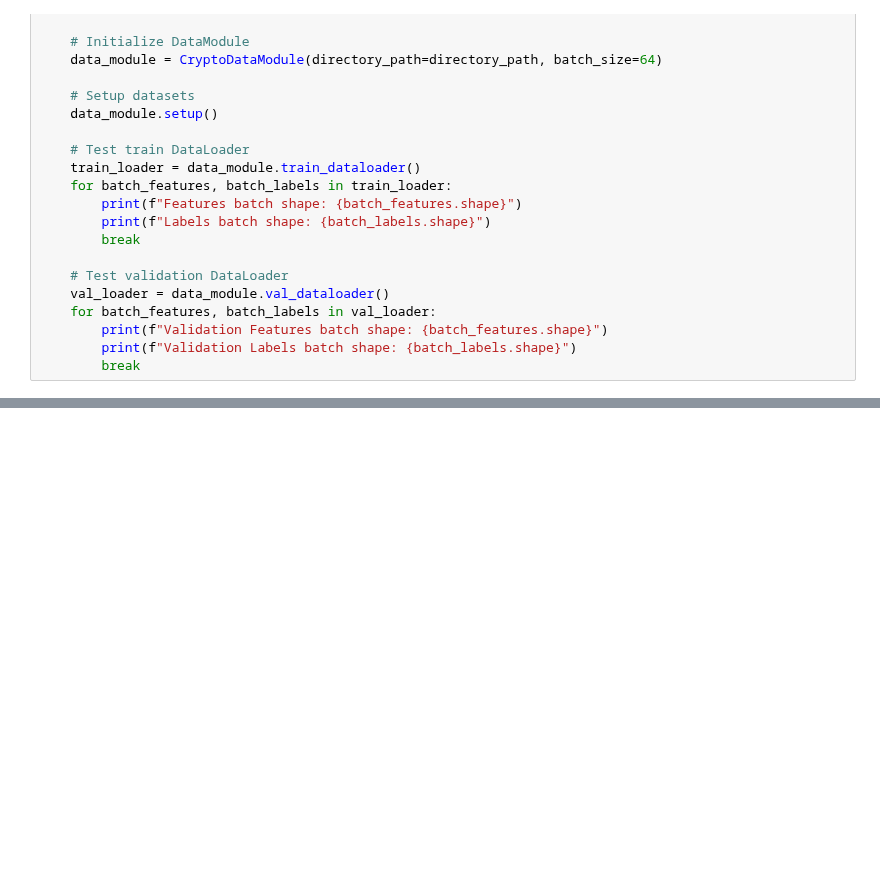
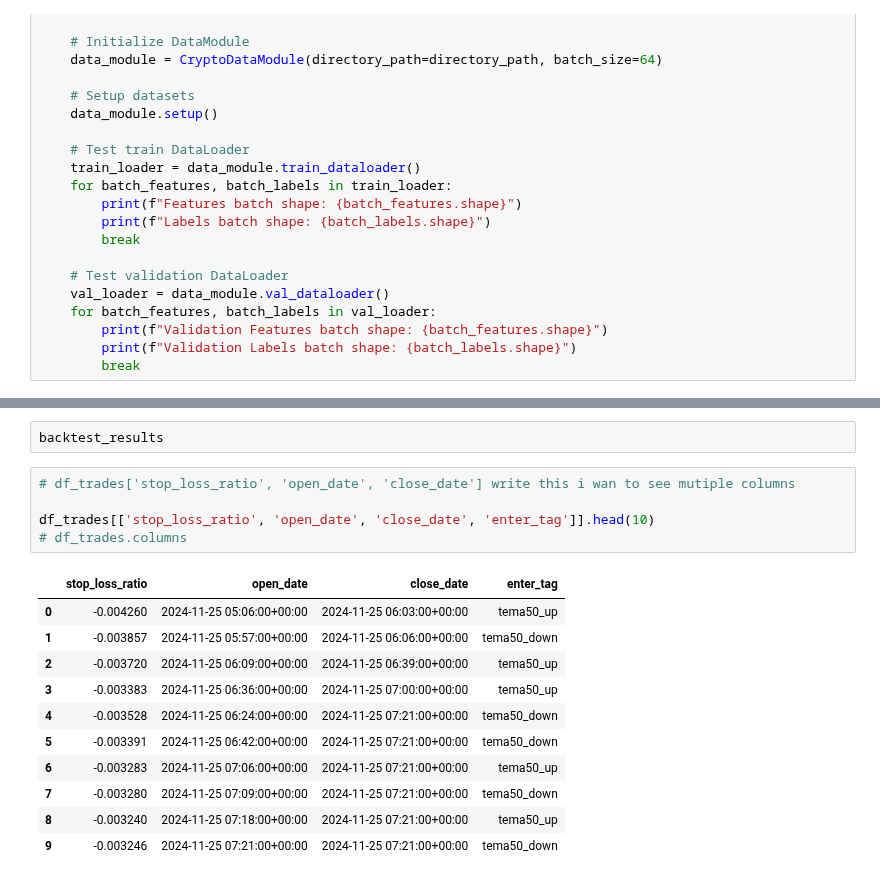
Before and after one commit to rainfrog123/stuff, a Jupyter notebook: ml/torch.ipynb, the cells around one changed output, grey strips where cells are left out. Saved outputs shown, nothing was run; the diff lists cells and outputs as text; blank space fills up the shorter version.

```diff
--- a/ml/torch.ipynb
+++ b/ml/torch.ipynb
@@ -212,0 +242,19 @@ Metric val_loss improved by 0.002 >= min_delta = 0.0. New best score: 0.674
+# %%
+backtest_results
+# %%
+# df_trades['stop_loss_ratio', 'open_date', 'close_date'] write this i wan to see mutiple columns
+
+df_trades[['stop_loss_ratio', 'open_date', 'close_date', 'enter_tag']].head(10)
+# df_trades.columns
+# %% [output]
+|  | stop_loss_ratio | open_date | close_date | enter_tag |
+| 0 | -0.004260 | 2024-11-25 05:06:00+00:00 | 2024-11-25 06:03:00+00:00 | tema50_up |
+| 1 | -0.003857 | 2024-11-25 05:57:00+00:00 | 2024-11-25 06:06:00+00:00 | tema50_down |
+| 2 | -0.003720 | 2024-11-25 06:09:00+00:00 | 2024-11-25 06:39:00+00:00 | tema50_up |
+| 3 | -0.003383 | 2024-11-25 06:36:00+00:00 | 2024-11-25 07:00:00+00:00 | tema50_up |
+| 4 | -0.003528 | 2024-11-25 06:24:00+00:00 | 2024-11-25 07:21:00+00:00 | tema50_down |
+| 5 | -0.003391 | 2024-11-25 06:42:00+00:00 | 2024-11-25 07:21:00+00:00 | tema50_down |
+| 6 | -0.003283 | 2024-11-25 07:06:00+00:00 | 2024-11-25 07:21:00+00:00 | tema50_up |
+| 7 | -0.003280 | 2024-11-25 07:09:00+00:00 | 2024-11-25 07:21:00+00:00 | tema50_down |
+| 8 | -0.003240 | 2024-11-25 07:18:00+00:00 | 2024-11-25 07:21:00+00:00 | tema50_up |
+| 9 | -0.003246 | 2024-11-25 07:21:00+00:00 | 2024-11-25 07:21:00+00:00 | tema50_down |
```
Also changed, not shown: parts of 6 cells of this notebook, 4 other files.
